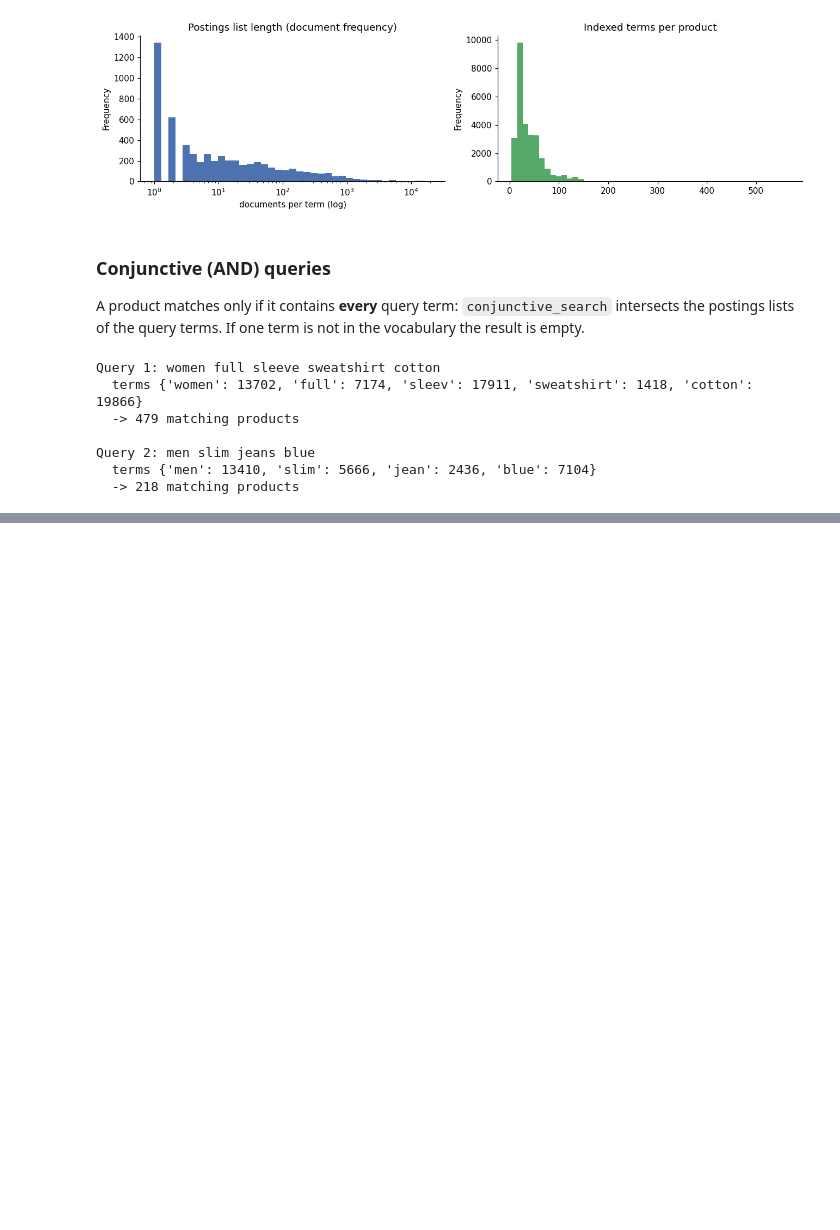
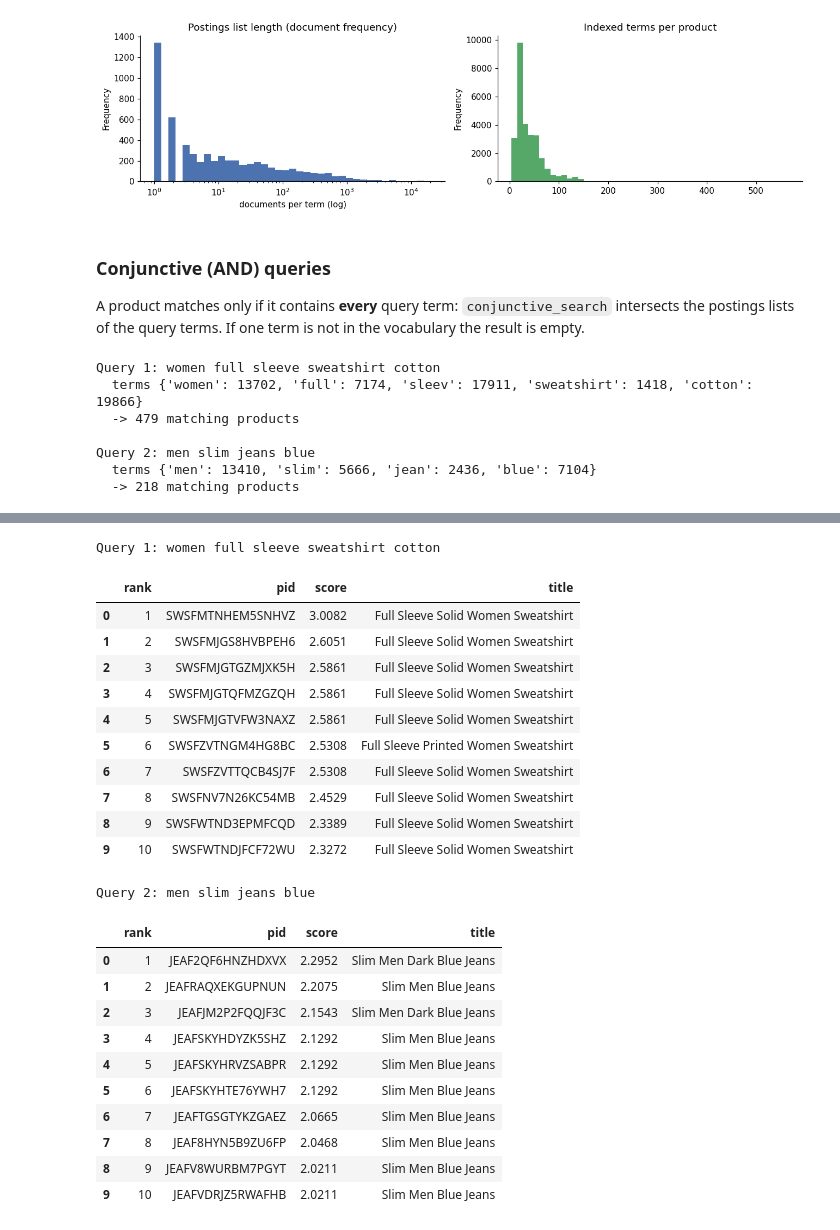
Before and after one commit to elenagotlost/irwa-search-engine, a Jupyter notebook: project_progress/part_2/part_2.ipynb, the cells around one changed output, grey strips where cells are left out. Drawn from its saved outputs; the diff is of its cells as text; code cells hidden in the pictures; blank space fills up the shorter version.

Commit message:
test queries and tf-idf ranking

```diff
--- a/project_progress/part_2/part_2.ipynb
+++ b/project_progress/part_2/part_2.ipynb
@@ -138,0 +186,11 @@ Query 2: men slim jeans blue
+# %%
+test_labels = pd.read_csv(PART2 / "test_queries_to_label.csv")
+TEST_QUERIES = test_labels.drop_duplicates("query_id").set_index("query_id")["query"].to_dict()
+
+rows = []
+for qid, q in TEST_QUERIES.items():
+    terms = preprocess_text(q)
+    rows.append({"query_id": qid, "query": q, "terms": terms,
+                 "df per term": [len(index.get(t, [])) for t in terms],
+                 "AND matches": len(conjunctive_search(terms, index))})
+pd.DataFrame(rows).set_index("query_id")
@@ -138,0 +216,38 @@ Query 2: men slim jeans blue
+# %%
+pid_to_title = dict(zip(corpus.pid, corpus.title))
+
+def search(query, top_k=20):
+    """Run search_in_corpus and return a results table [rank, pid, score, title]."""
+    res = pd.DataFrame(search_in_corpus(query, index, tf, idf, k=top_k), columns=["pid", "score"])
+    res.insert(0, "rank", np.arange(1, len(res) + 1))
+    res["title"] = res.pid.map(pid_to_title)
+    return res.round({"score": 4})
+
+for qid, q in VALIDATION_QUERIES.items():
+    print(f"Query {qid}: {q}")
+    display(search(q, top_k=10))
+# %% [output]
+Query 1: women full sleeve sweatshirt cotton
+|  | rank | pid | score | title |
+| 0 | 1 | SWSFMTNHEM5SNHVZ | 3.0082 | Full Sleeve Solid Women Sweatshirt |
+| 1 | 2 | SWSFMJGS8HVBPEH6 | 2.6051 | Full Sleeve Solid Women Sweatshirt |
+| 2 | 3 | SWSFMJGTGZMJXK5H | 2.5861 | Full Sleeve Solid Women Sweatshirt |
+| 3 | 4 | SWSFMJGTQFMZGZQH | 2.5861 | Full Sleeve Solid Women Sweatshirt |
+| 4 | 5 | SWSFMJGTVFW3NAXZ | 2.5861 | Full Sleeve Solid Women Sweatshirt |
+| 5 | 6 | SWSFZVTNGM4HG8BC | 2.5308 | Full Sleeve Printed Women Sweatshirt |
+| 6 | 7 | SWSFZVTTQCB4SJ7F | 2.5308 | Full Sleeve Solid Women Sweatshirt |
+| 7 | 8 | SWSFNV7N26KC54MB | 2.4529 | Full Sleeve Solid Women Sweatshirt |
+| 8 | 9 | SWSFWTND3EPMFCQD | 2.3389 | Full Sleeve Solid Women Sweatshirt |
+| 9 | 10 | SWSFWTNDJFCF72WU | 2.3272 | Full Sleeve Solid Women Sweatshirt |
+Query 2: men slim jeans blue
+|  | rank | pid | score | title |
+| 0 | 1 | JEAF2QF6HNZHDXVX | 2.2952 | Slim Men Dark Blue Jeans |
+| 1 | 2 | JEAFRAQXEKGUPNUN | 2.2075 | Slim Men Blue Jeans |
+| 2 | 3 | JEAFJM2P2FQQJF3C | 2.1543 | Slim Men Dark Blue Jeans |
+| 3 | 4 | JEAFSKYHDYZK5SHZ | 2.1292 | Slim Men Blue Jeans |
+| 4 | 5 | JEAFSKYHRVZSABPR | 2.1292 | Slim Men Blue Jeans |
+| 5 | 6 | JEAFSKYHTE76YWH7 | 2.1292 | Slim Men Blue Jeans |
+| 6 | 7 | JEAFTGSGTYKZGAEZ | 2.0665 | Slim Men Blue Jeans |
+| 7 | 8 | JEAF8HYN5B9ZU6FP | 2.0468 | Slim Men Blue Jeans |
+| 8 | 9 | JEAFV8WURBM7PGYT | 2.0211 | Slim Men Blue Jeans |
+| 9 | 10 | JEAFVDRJZ5RWAFHB | 2.0211 | Slim Men Blue Jeans |
```
Also changed, not shown: parts of 5 cells of this notebook.
